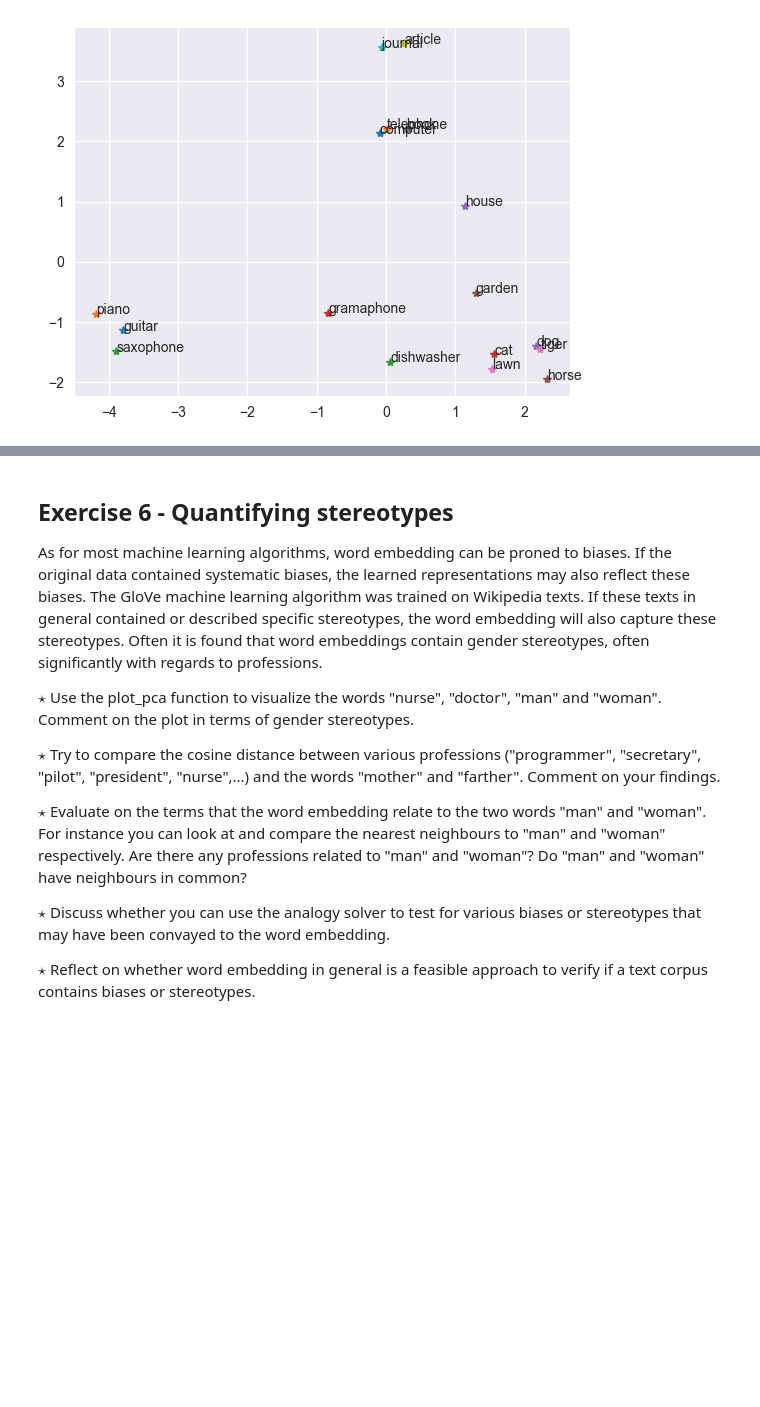
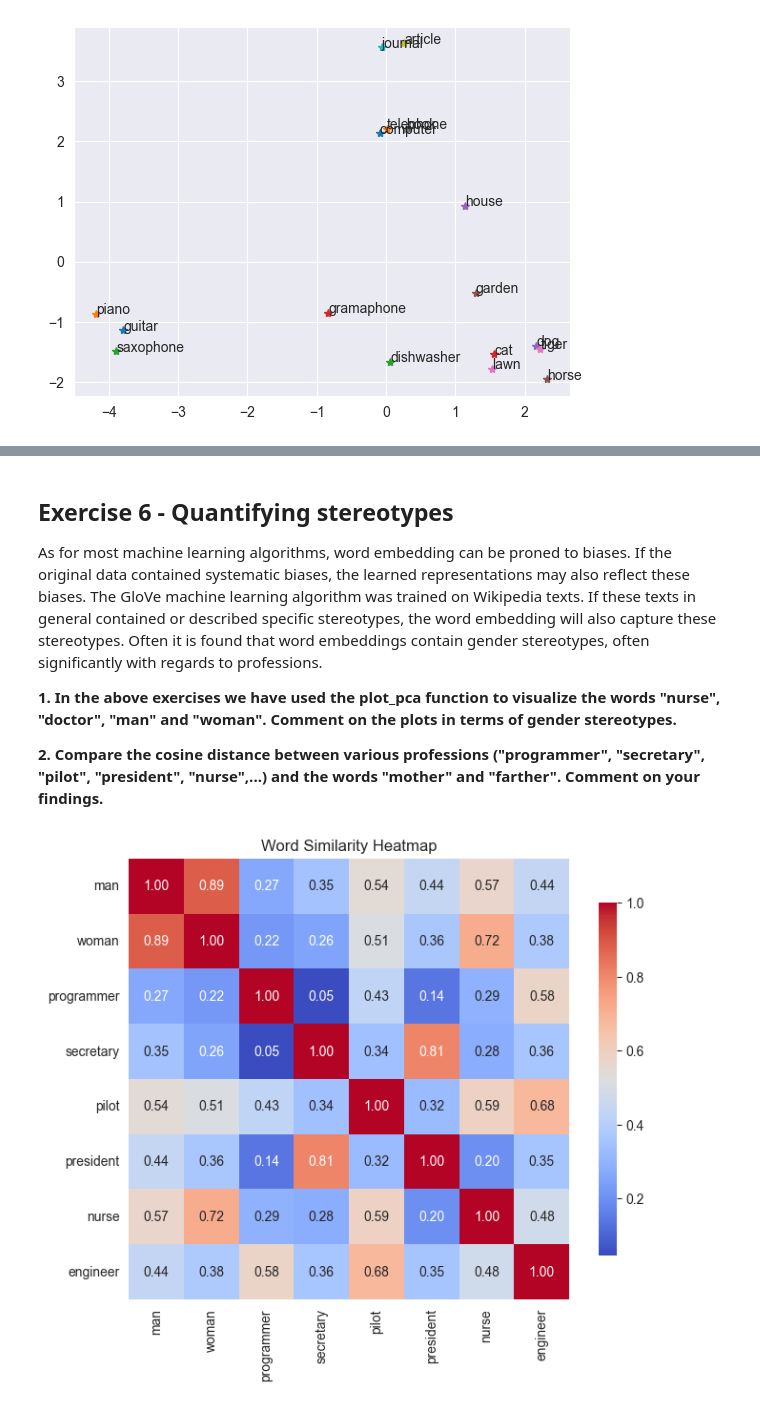
Before and after one commit to Twinbo/Signals-and-Data-Autumn-2025-student, a Jupyter notebook: week_9/ex_week_9.ipynb, the cells around one changed output, grey strips where cells are left out. Cells and saved outputs as stored; diff of their text form; code cells hidden in the pictures; blank space fills up the shorter version.

```diff
--- a/week_9/ex_week_9.ipynb
+++ b/week_9/ex_week_9.ipynb
@@ -138,11 +132,13 @@ To compare two words, we use the cosine similarity score between the feature vec
 def cos_sim(v1, v2):
     return 1 - spatial.distance.cosine(v1,v2)
 
-def word_similarity(word1, word2):
+def word_similarity(word1, word2, verbose=True):
     v1 = glove_dictionary[word1]
     v2 = glove_dictionary[word2]
     similarity =  cos_sim(v1,v2)
-    print(f"Similarity score between {word1} and {word2} = {similarity:.3f}")
+    if verbose:
+        print(f"Similarity score between {word1} and {word2} = {similarity:.3f}")
+    return similarity
 # %% [markdown]
 **2. Compare the similarity scores for the word pairs within each group.**
 - Do the relative differences in scores reflect your own intuition?
@@ -379,13 +463,29 @@ man is to woman as doctor is to nurse
 As for most machine learning algorithms, word embedding can be proned to biases. If the original data contained systematic biases, the learned representations may also reflect these biases. The GloVe machine learning algorithm was trained on Wikipedia texts. If these texts in general contained or described specific stereotypes, the word embedding will also capture these stereotypes.
 Often it is found that word embeddings contain gender stereotypes, often significantly with regards to professions.
 
-$\star$ Use the plot_pca function to visualize the words "nurse", "doctor", "man" and "woman". Comment on the plot in terms of gender stereotypes.
+**1. In the above exercises we have used the plot_pca function to visualize the words "nurse", "doctor", "man" and "woman". Comment on the plots in terms of gender stereotypes.**
 
-$\star$ Try to compare the cosine distance between various professions ("programmer", "secretary", "pilot", "president", "nurse",...) and the words "mother" and "farther". Comment on your findings.
-
-$\star$ Evaluate on the terms that the word embedding relate to the two words "man" and "woman". For instance you can look at and compare the nearest neighbours to "man" and "woman" respectively. Are there any professions related to "man" and "woman"? Do "man" and "woman" have neighbours in common?
-
-
-$\star$ Discuss whether you can use the analogy solver to test for various biases or stereotypes that may have been convayed to the word embedding.
-
-$\star$ Reflect on whether word embedding in general is a feasible approach to verify if a text corpus contains biases or stereotypes.
+**2. Compare the cosine distance between various professions ("programmer", "secretary", "pilot", "president", "nurse",...) and the words "mother" and "farther". Comment on your findings.**
+# %%
+import seaborn as sns
+
+# Define the words for which you want to compute similarities
+words = ["man", "woman", "programmer", "secretary", "pilot", "president", "nurse", "engineer",]
+
+# Create a similarity matrix
+similarity_matrix = np.zeros((len(words), len(words)))
+
+for i, word1 in enumerate(words):
+    for j, word2 in enumerate(words):
+        similarity_matrix[i, j] = word_similarity(word1, word2, verbose=False)
+
+# Convert to DataFrame for better visualization
+similarity_df = pd.DataFrame(similarity_matrix, index=words, columns=words)
+
+# Create a heatmap
+plt.figure(figsize=(8, 6))
+sns.heatmap(similarity_df, annot=True, cmap='coolwarm', fmt='.2f', square=True, cbar_kws={"shrink": .8})
+plt.title('Word Similarity Heatmap')
+plt.show()
+# %% [output]
+[figure, added]
```
Also changed, not shown: parts of 20 cells of this notebook.
